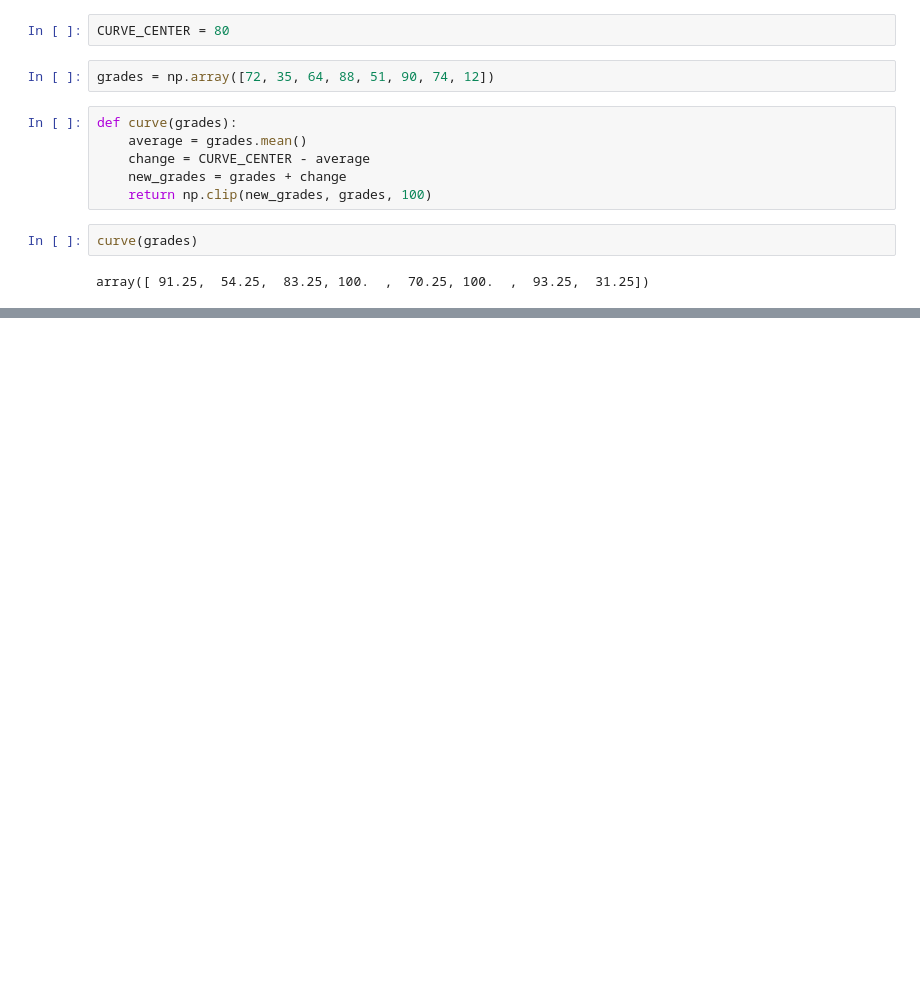
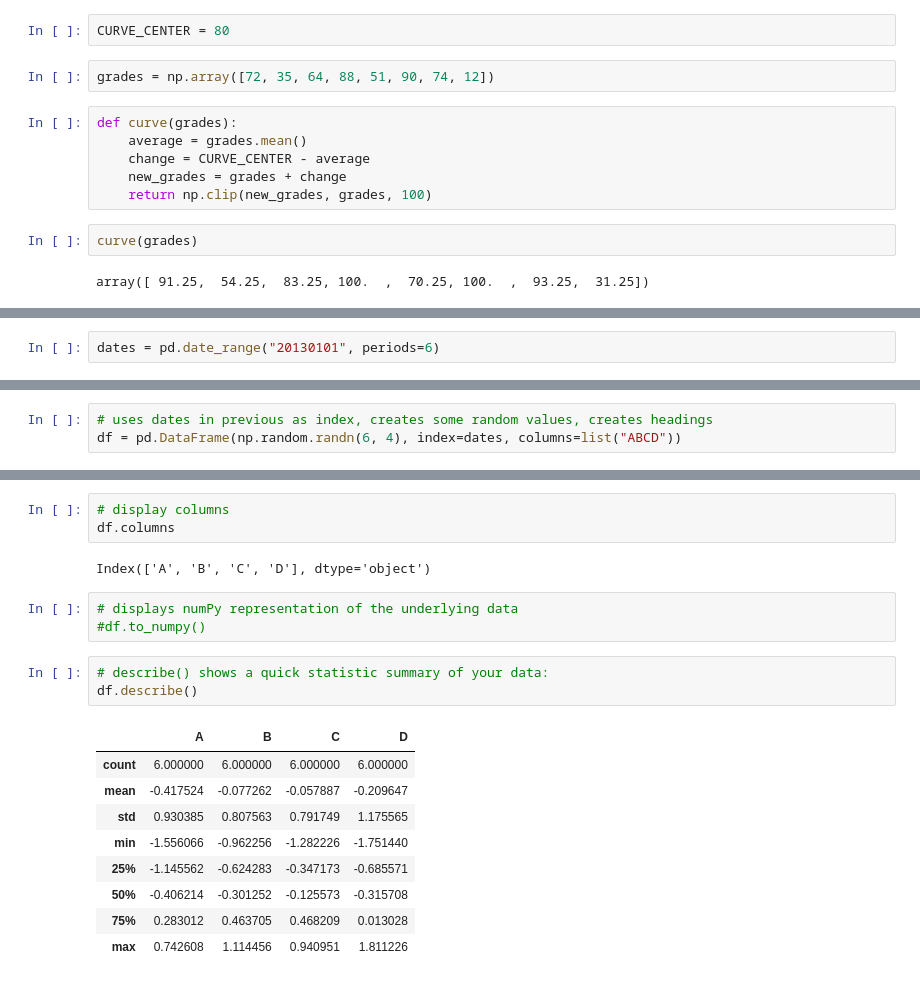
Before and after one commit to Walter64/EmergingTechnologies, a Jupyter notebook: scikit-learn.ipynb, the cells around one changed output, grey strips where cells are left out. Drawn from its saved outputs; the diff is of its cells as text; blank space fills up the shorter version.

```diff
--- a/scikit-learn.ipynb
+++ b/scikit-learn.ipynb
@@ -733,0 +887,2 @@ array([ 91.25,  54.25,  83.25, 100.  ,  70.25, 100.  ,  93.25,  31.25])
+# %%
+dates = pd.date_range("20130101", periods=6)
@@ -733,0 +896,3 @@ array([ 91.25,  54.25,  83.25, 100.  ,  70.25, 100.  ,  93.25,  31.25])
+# %%
+# uses dates in previous as index, creates some random values, creates headings
+df = pd.DataFrame(np.random.randn(6, 4), index=dates, columns=list("ABCD"))
@@ -733,0 +993,21 @@ array([ 91.25,  54.25,  83.25, 100.  ,  70.25, 100.  ,  93.25,  31.25])
+# %%
+# display columns
+df.columns
+# %% [output]
+Index(['A', 'B', 'C', 'D'], dtype='object')
+# %%
+# displays numPy representation of the underlying data
+#df.to_numpy()
+# %%
+# describe() shows a quick statistic summary of your data:
+df.describe()
+# %% [output]
+|  | A | B | C | D |
+| count | 6.000000 | 6.000000 | 6.000000 | 6.000000 |
+| mean | -0.417524 | -0.077262 | -0.057887 | -0.209647 |
+| std | 0.930385 | 0.807563 | 0.791749 | 1.175565 |
+| min | -1.556066 | -0.962256 | -1.282226 | -1.751440 |
+| 25% | -1.145562 | -0.624283 | -0.347173 | -0.685571 |
+| 50% | -0.406214 | -0.301252 | -0.125573 | -0.315708 |
+| 75% | 0.283012 | 0.463705 | 0.468209 | 0.013028 |
+| max | 0.742608 | 1.114456 | 0.940951 | 1.811226 |
```
Also changed, not shown: parts of 119 cells of this notebook.
